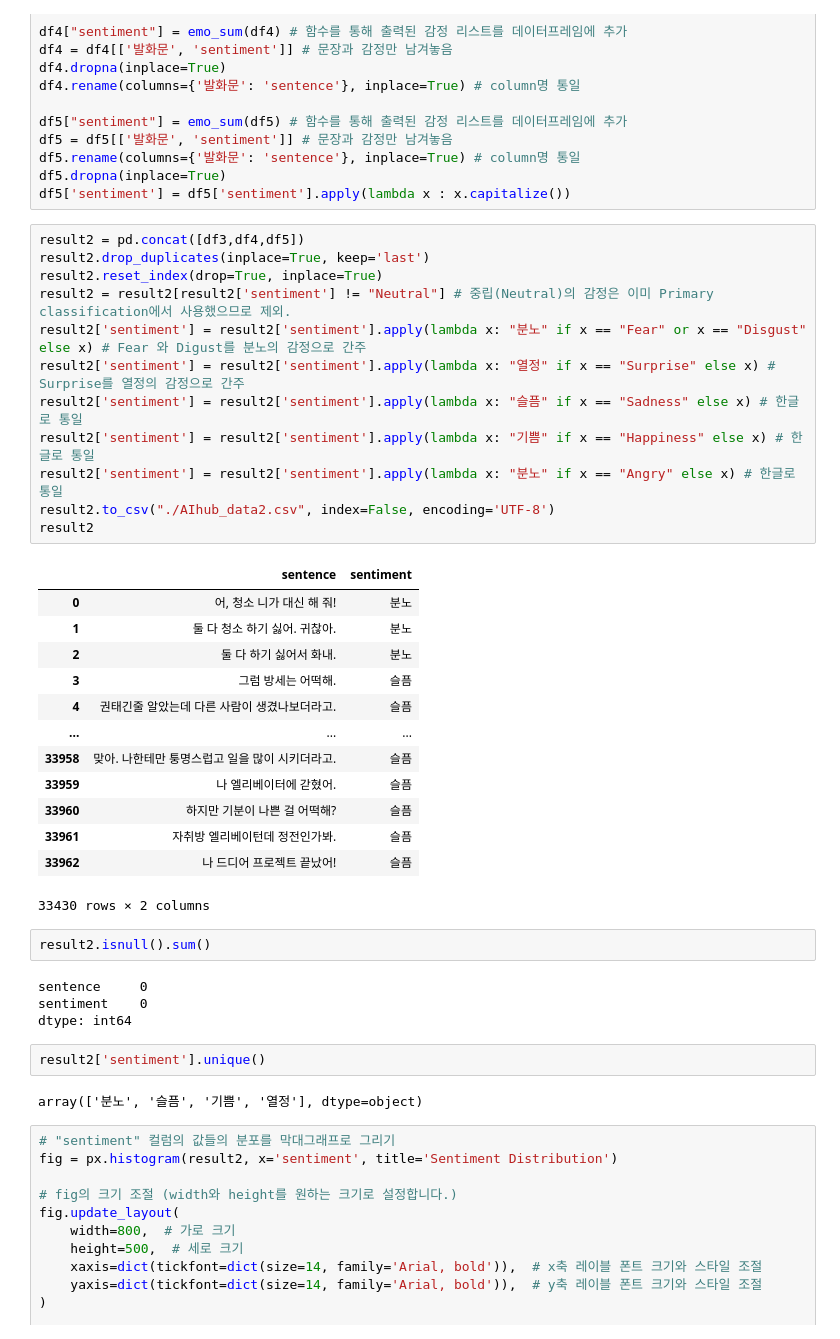
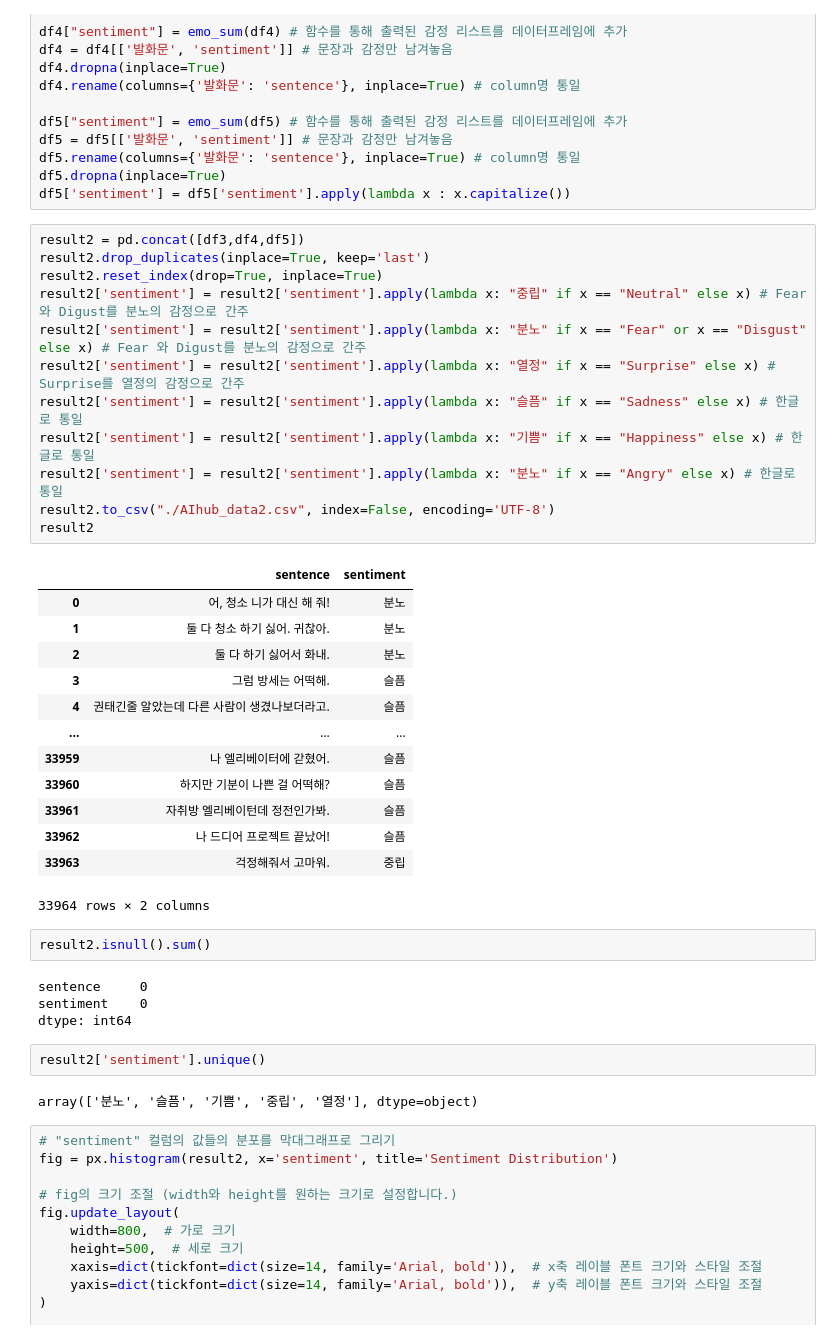
Before and after one commit to DDalaDDula/NIFoS, a Jupyter notebook: Sentiment_analysis/dataset/preprocessing_original_dataset.ipynb, the cells around one changed output. Saved outputs shown, nothing was run; the diff lists cells and outputs as text.

```diff
--- a/Sentiment_analysis/dataset/preprocessing_original_dataset.ipynb
+++ b/Sentiment_analysis/dataset/preprocessing_original_dataset.ipynb
@@ -129,29 +128,29 @@ df5['sentiment'] = df5['sentiment'].apply(lambda x : x.capitalize())
 # %%
 result2 = pd.concat([df3,df4,df5])
 result2.drop_duplicates(inplace=True, keep='last')
 result2.reset_index(drop=True, inplace=True)
-result2 = result2[result2['sentiment'] != "Neutral"] # 중립(Neutral)의 감정은 이미 Primary classification에서 사용했으므로 제외.
+result2['sentiment'] = result2['sentiment'].apply(lambda x: "중립" if x == "Neutral" else x) # Fear 와 Digust를 분노의 감정으로 간주
 result2['sentiment'] = result2['sentiment'].apply(lambda x: "분노" if x == "Fear" or x == "Disgust" else x) # Fear 와 Digust를 분노의 감정으로 간주
 result2['sentiment'] = result2['sentiment'].apply(lambda x: "열정" if x == "Surprise" else x) # Surprise를 열정의 감정으로 간주
 result2['sentiment'] = result2['sentiment'].apply(lambda x: "슬픔" if x == "Sadness" else x) # 한글로 통일
 result2['sentiment'] = result2['sentiment'].apply(lambda x: "기쁨" if x == "Happiness" else x) # 한글로 통일
 result2['sentiment'] = result2['sentiment'].apply(lambda x: "분노" if x == "Angry" else x) # 한글로 통일
 result2.to_csv("./AIhub_data2.csv", index=False, encoding='UTF-8')
 result2
 # %% [output]
 |  | sentence | sentiment |
 | 0 | 어, 청소 니가 대신 해 줘! | 분노 |
 | 1 | 둘 다 청소 하기 싫어. 귀찮아. | 분노 |
 | 2 | 둘 다 하기 싫어서 화내. | 분노 |
 | 3 | 그럼 방세는 어떡해. | 슬픔 |
 | 4 | 권태긴줄 알았는데 다른 사람이 생겼나보더라고. | 슬픔 |
 | ... | ... | ... |
-| 33958 | 맞아. 나한테만 퉁명스럽고 일을 많이 시키더라고. | 슬픔 |
 | 33959 | 나 엘리베이터에 갇혔어. | 슬픔 |
 | 33960 | 하지만 기분이 나쁜 걸 어떡해? | 슬픔 |
 | 33961 | 자취방 엘리베이턴데 정전인가봐. | 슬픔 |
 | 33962 | 나 드디어 프로젝트 끝났어! | 슬픔 |
+| 33963 | 걱정해줘서 고마워. | 중립 |
-33430 rows × 2 columns
+33964 rows × 2 columns
 # %%
 result2.isnull().sum()
 # %% [output]
@@ -161,7 +160,7 @@ dtype: int64
 # %%
 result2['sentiment'].unique()
 # %% [output]
-array(['분노', '슬픔', '기쁨', '열정'], dtype=object)
+array(['분노', '슬픔', '기쁨', '중립', '열정'], dtype=object)
 # %%
 # "sentiment" 컬럼의 값들의 분포를 막대그래프로 그리기
 fig = px.histogram(result2, x='sentiment', title='Sentiment Distribution')
```
Also changed, not shown: parts of 25 cells of this notebook, 5 other files.
